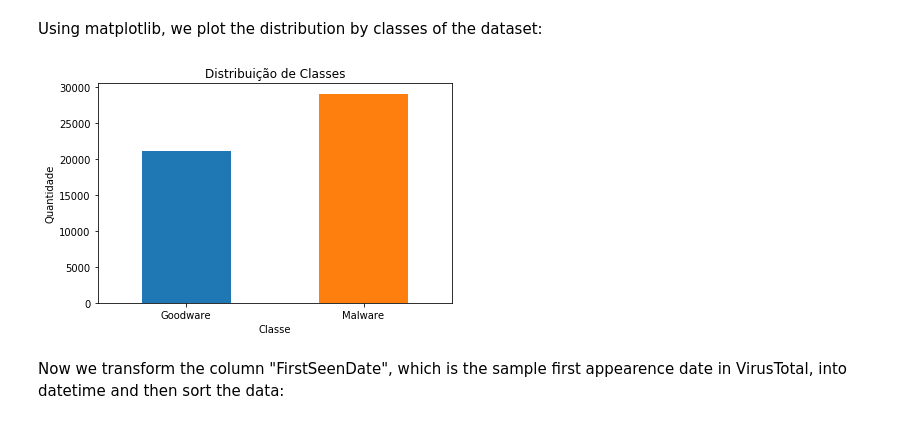
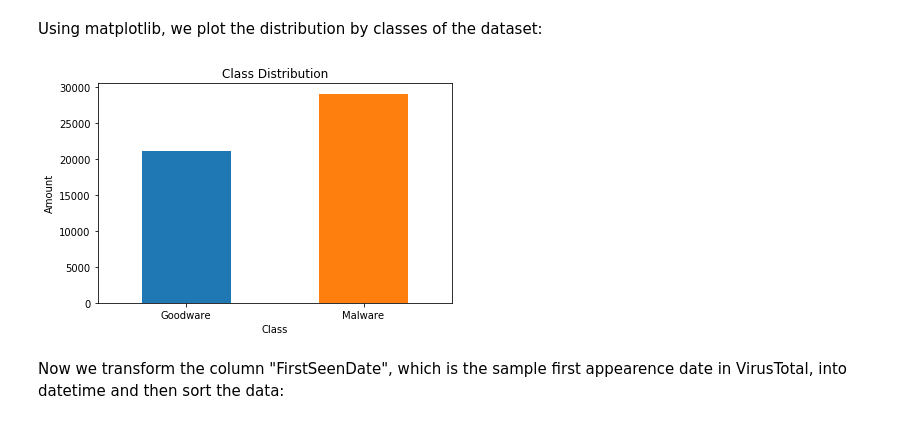
Before and after one commit to fabriciojoc/ml-cybersecuritiy-course, a Jupyter notebook: 02_datasets.ipynb, the cells around one changed output. Cells and saved outputs as stored; diff of their text form; code cells hidden in the pictures.

Commit message:
Updated figures

```diff
--- a/02_datasets.ipynb
+++ b/02_datasets.ipynb
@@ -100,23 +100,23 @@ Using matplotlib, we plot the distribution by classes of the dataset:
 # %%
 import matplotlib.pyplot as plt
 fig, ax = plt.subplots()
 # group data by label and create a bar plot
 ax = data['Label'].groupby(
      data["Label"]).count().plot(kind="bar")
 # set x label
-ax.set_xlabel("Classe")
+ax.set_xlabel("Class")
 # set y label
-ax.set_ylabel("Quantidade")
+ax.set_ylabel("Amount")
 # set x tick labels and set it in horizontal position
 ax.set_xticklabels(["Goodware", "Malware"], rotation='horizontal')
 # set plot title
-ax.set_title("Distribuição de Classes")
+ax.set_title("Class Distribution")
 # savefig and show plot
 fig.tight_layout()
 plt.savefig("distribution_brmw.pdf")
 plt.show()
 # %% [output]
-[figure, old version]
+[figure, new version]
 # %% [markdown]
 Now we transform the column "FirstSeenDate", which is the sample first appearence date in VirusTotal, into datetime and then sort the data:
 # %%
```
Also changed, not shown: parts of 1 cell of this notebook.
